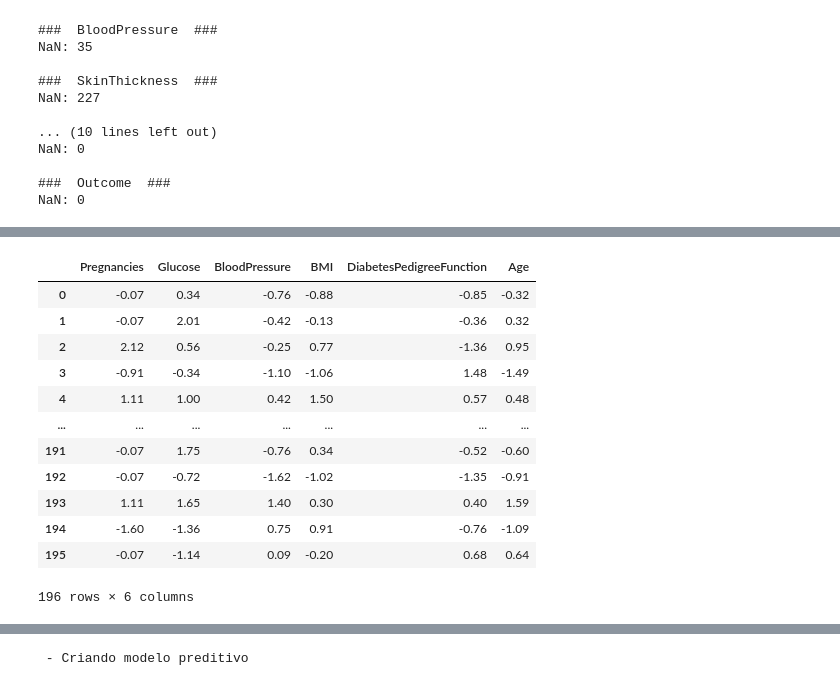
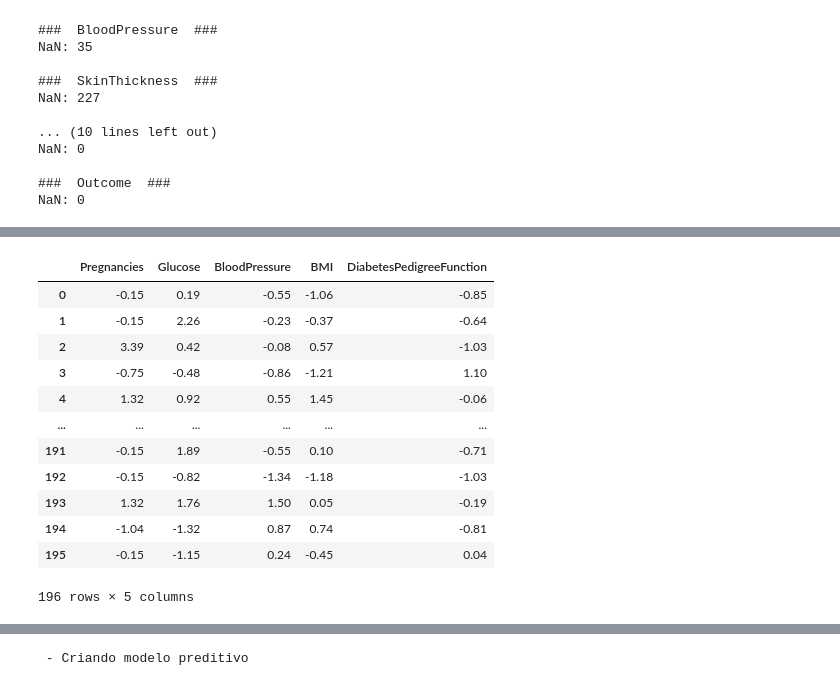
Before and after one commit to nilsonsales/mlclass-2022, a Jupyter notebook: 01_Preprocessing/Ativ1_ML_2022_1.ipynb, the cells around one changed output, grey strips where cells are left out. Drawn from its saved outputs; the diff is of its cells as text; code cells hidden in the pictures.

```diff
--- a/01_Preprocessing/Ativ1_ML_2022_1.ipynb
+++ b/01_Preprocessing/Ativ1_ML_2022_1.ipynb
@@ -98,9 +98,7 @@ def fill_nan_by_class(df):
     return df_all
 
 
-def remove_nan(df):
-    cols_to_drop_na = ['Pregnancies', 'Glucose', 'BloodPressure',
-                'BMI', 'DiabetesPedigreeFunction', 'Age'] # 'SkinThickness', 'Insulin'
+def remove_nan(df, cols_to_drop_na):
 
     df = df.dropna(subset=cols_to_drop_na)
 
@@ -108,16 +106,18 @@ def remove_nan(df):
 
 
 # Caso queira modificar as colunas consideradas basta algera o array a seguir.
-feature_cols = ['Pregnancies', 'Glucose', 'BloodPressure', 'BMI', 'DiabetesPedigreeFunction', 'Age'] #, 'SkinThickness', 'Insulin']
+feature_cols = ['Pregnancies', 'Glucose', 'BloodPressure', 'BMI', 'DiabetesPedigreeFunction', 'Age', 'SkinThickness', 'Insulin']
 cols = [*feature_cols, 'Outcome']
 
 new_data = data[cols]
-#new_data = remove_nan(new_data)
+new_data = remove_nan(new_data, ['Pregnancies', 'Glucose', 'BloodPressure', 'BMI', 'DiabetesPedigreeFunction', 'Age', 'SkinThickness', 'Insulin'])
 #new_data = fill_nan(new_data)
-new_data = fill_nan_by_class(new_data)
+#new_data = fill_nan_by_class(new_data)
 
 
 X = new_data[feature_cols]
 y = new_data['Outcome']
+
+X
 # %% [output]
  - Criando X e y para o algoritmo de aprendizagem a partir do arquivo diabetes_dataset
@@ -139,0 +152,13 @@ X
+# %%
+def correlation(dataset, threshold):
+    col_corr = set()
+    corr_matrix = dataset.corr()
+    for i in range(len(corr_matrix.columns)):
+        for j in range(i):
+            if abs(corr_matrix.iloc[i, j]) > threshold:
+                colname = corr_matrix.columns[i]
+                col_corr.add(colname)
+    return col_corr
+
+corr_features = correlation(X, 0.6)
+corr_features
@@ -139,0 +167,5 @@ X
+# %%
+# Exlui colunas que são correlacionadas com outras
+X = X.drop(corr_features,axis=1)
+
+X
@@ -140,5 +215,6 @@ X
 # %%
 from sklearn.preprocessing import PowerTransformer
+from sklearn.preprocessing import StandardScaler
 
 # Normalizando os dados
 
@@ -146,6 +222,7 @@ X_temp = X.copy()
 X_temp['Class'] = -1
 
 normalize = PowerTransformer().fit(X)
+normalize = StandardScaler().fit(X)
 
 X_norm = pd.DataFrame(normalize.transform(X), columns = X.columns)
 X_norm = X_norm.round(2)
@@ -168,27 +247,31 @@ X_norm
 # %%
 # Normalizando os dados de teste
+
 data_app = pd.read_csv('https://raw.githubusercontent.com/aydanomachado/mlclass/master/01_Preprocessing/diabetes_app.csv')
 
 data_app = data_app[feature_cols]
+
+# Exclui fearures correlacionadas também
+data_app = data_app.drop(corr_features,axis=1)
 
 data_app_norm = pd.DataFrame(normalize.transform(data_app), columns = data_app.columns)
 data_app_norm = data_app_norm.round(2)
 
 data_app_norm
 # %% [output]
-|  | Pregnancies | Glucose | BloodPressure | BMI | DiabetesPedigreeFunction | Age |
-| 0 | -0.07 | 0.34 | -0.76 | -0.88 | -0.85 | -0.32 |
-| 1 | -0.07 | 2.01 | -0.42 | -0.13 | -0.36 | 0.32 |
-| 2 | 2.12 | 0.56 | -0.25 | 0.77 | -1.36 | 0.95 |
-| 3 | -0.91 | -0.34 | -1.10 | -1.06 | 1.48 | -1.49 |
-| 4 | 1.11 | 1.00 | 0.42 | 1.50 | 0.57 | 0.48 |
-| ... | ... | ... | ... | ... | ... | ... |
-| 191 | -0.07 | 1.75 | -0.76 | 0.34 | -0.52 | -0.60 |
-| 192 | -0.07 | -0.72 | -1.62 | -1.02 | -1.35 | -0.91 |
-| 193 | 1.11 | 1.65 | 1.40 | 0.30 | 0.40 | 1.59 |
-| 194 | -1.60 | -1.36 | 0.75 | 0.91 | -0.76 | -1.09 |
-| 195 | -0.07 | -1.14 | 0.09 | -0.20 | 0.68 | 0.64 |
+|  | Pregnancies | Glucose | BloodPressure | BMI | DiabetesPedigreeFunction |
+| 0 | -0.15 | 0.19 | -0.55 | -1.06 | -0.85 |
+| 1 | -0.15 | 2.26 | -0.23 | -0.37 | -0.64 |
+| 2 | 3.39 | 0.42 | -0.08 | 0.57 | -1.03 |
+| 3 | -0.75 | -0.48 | -0.86 | -1.21 | 1.10 |
+| 4 | 1.32 | 0.92 | 0.55 | 1.45 | -0.06 |
+| ... | ... | ... | ... | ... | ... |
+| 191 | -0.15 | 1.89 | -0.55 | 0.10 | -0.71 |
+| 192 | -0.15 | -0.82 | -1.34 | -1.18 | -1.03 |
+| 193 | 1.32 | 1.76 | 1.50 | 0.05 | -0.19 |
+| 194 | -1.04 | -1.32 | 0.87 | 0.74 | -0.81 |
+| 195 | -0.15 | -1.15 | 0.24 | -0.45 | 0.04 |
-196 rows × 6 columns
+196 rows × 5 columns
 # %%
 # Estratégia pra usar PCA
 # from sklearn.decomposition import PCA # Make an instance of the Model
```
Also changed, not shown: parts of 15 cells of this notebook.
